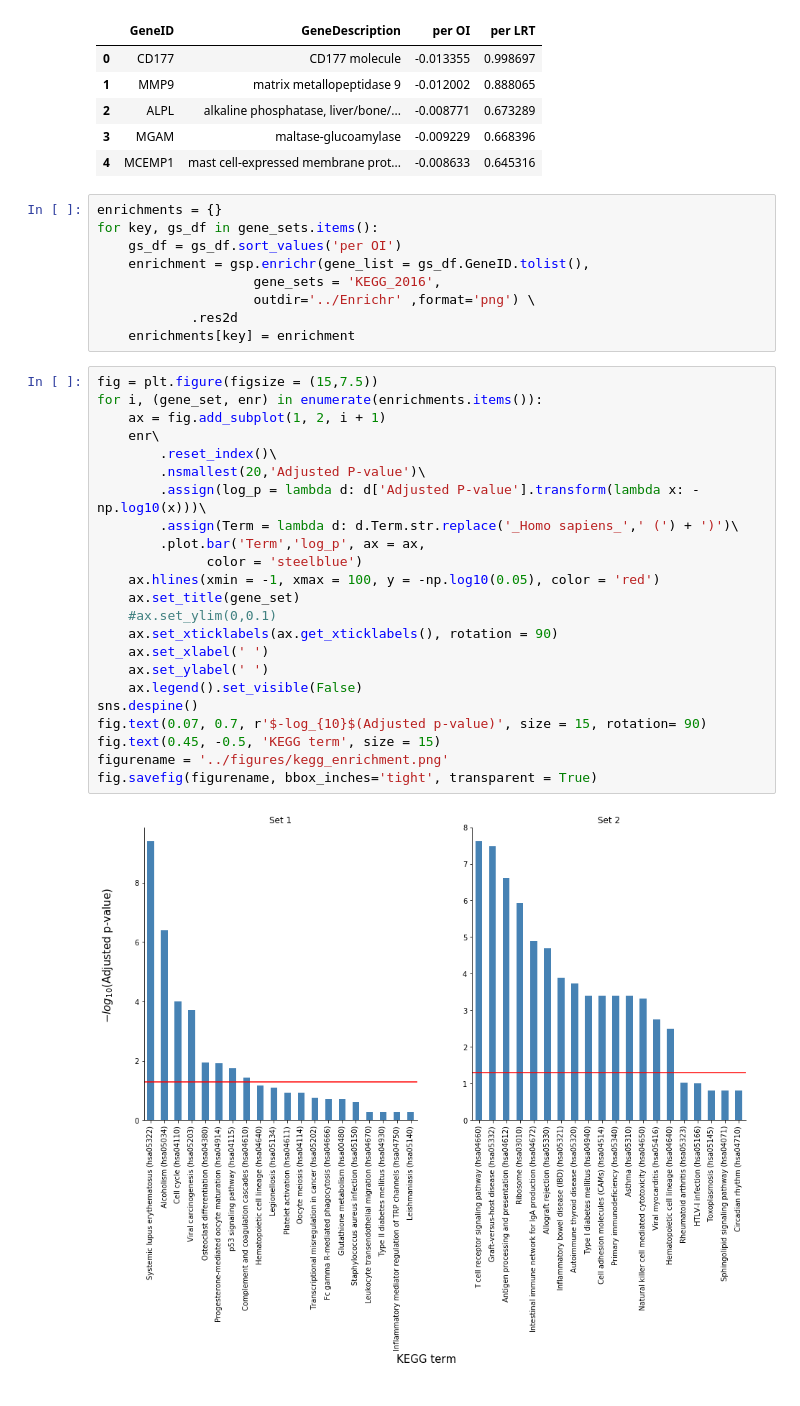
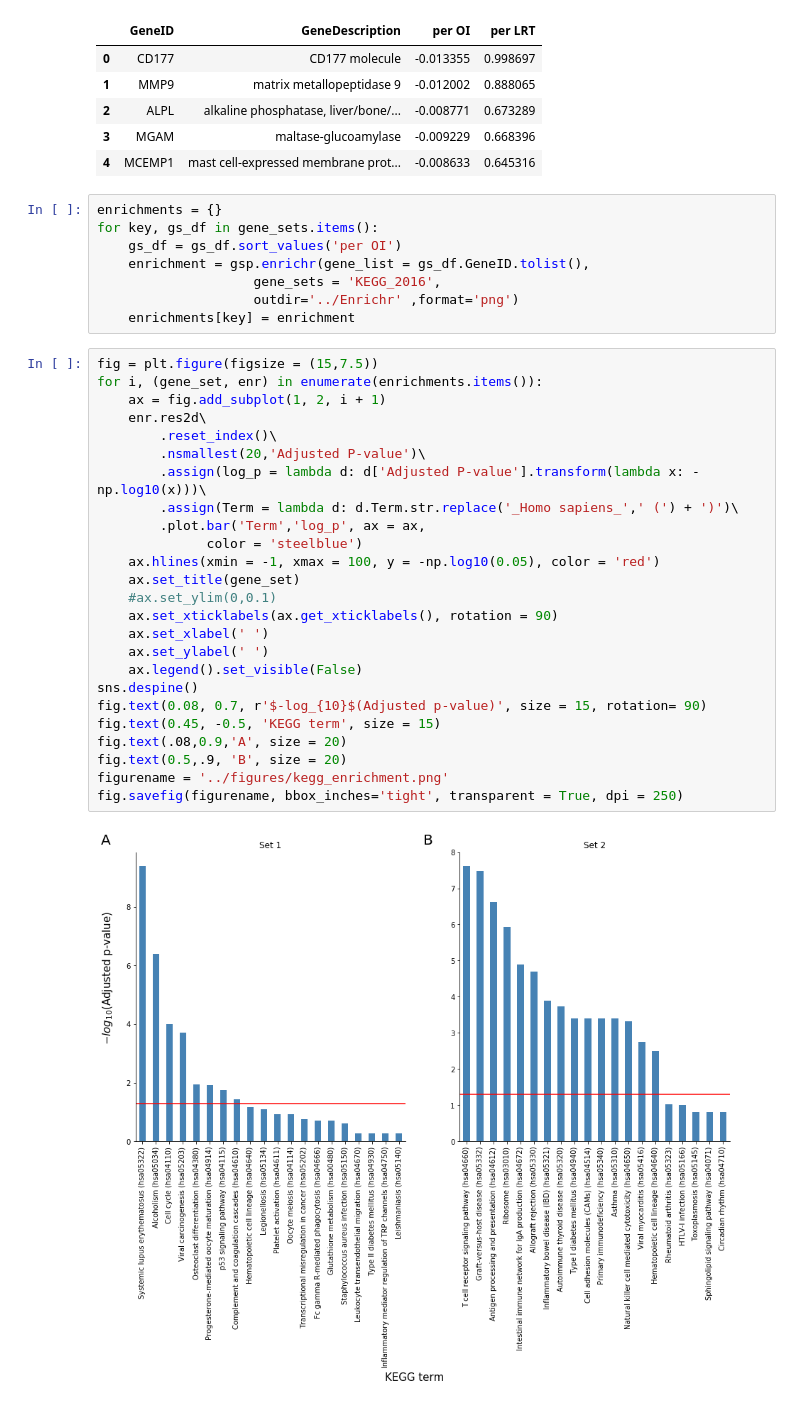
Before and after one commit to wckdouglas/H7N9_pathway, a Jupyter notebook: notebooks/gsea_h7n9.ipynb, the cells around one changed output. Drawn from its saved outputs; the diff is of its cells as text.

```diff
--- a/notebooks/gsea_h7n9.ipynb
+++ b/notebooks/gsea_h7n9.ipynb
@@ -22,31 +22,32 @@ for key, gs_df in gene_sets.items():
     gs_df = gs_df.sort_values('per OI')
     enrichment = gsp.enrichr(gene_list = gs_df.GeneID.tolist(),
                     gene_sets = 'KEGG_2016',
-                    outdir='../Enrichr' ,format='png') \
-            .res2d
+                    outdir='../Enrichr' ,format='png')
     enrichments[key] = enrichment
 # %%
 fig = plt.figure(figsize = (15,7.5))
 for i, (gene_set, enr) in enumerate(enrichments.items()):
     ax = fig.add_subplot(1, 2, i + 1)
-    enr\
+    enr.res2d\
         .reset_index()\
         .nsmallest(20,'Adjusted P-value')\
         .assign(log_p = lambda d: d['Adjusted P-value'].transform(lambda x: -np.log10(x)))\
         .assign(Term = lambda d: d.Term.str.replace('_Homo sapiens_',' (') + ')')\
         .plot.bar('Term','log_p', ax = ax,
               color = 'steelblue')
     ax.hlines(xmin = -1, xmax = 100, y = -np.log10(0.05), color = 'red')
     ax.set_title(gene_set)
     #ax.set_ylim(0,0.1)
     ax.set_xticklabels(ax.get_xticklabels(), rotation = 90)
     ax.set_xlabel(' ')
     ax.set_ylabel(' ')
     ax.legend().set_visible(False)
 sns.despine()
-fig.text(0.07, 0.7, r'$-log_{10}$(Adjusted p-value)', size = 15, rotation= 90)
+fig.text(0.08, 0.7, r'$-log_{10}$(Adjusted p-value)', size = 15, rotation= 90)
 fig.text(0.45, -0.5, 'KEGG term', size = 15)
+fig.text(.08,0.9,'A', size = 20)
+fig.text(0.5,.9, 'B', size = 20)
 figurename = '../figures/kegg_enrichment.png'
-fig.savefig(figurename, bbox_inches='tight', transparent = True)
+fig.savefig(figurename, bbox_inches='tight', transparent = True, dpi = 250)
 # %% [output]
-[figure, old version]
+[figure, new version]
```
Also changed, not shown: parts of 4 cells of this notebook, 4 other files.
